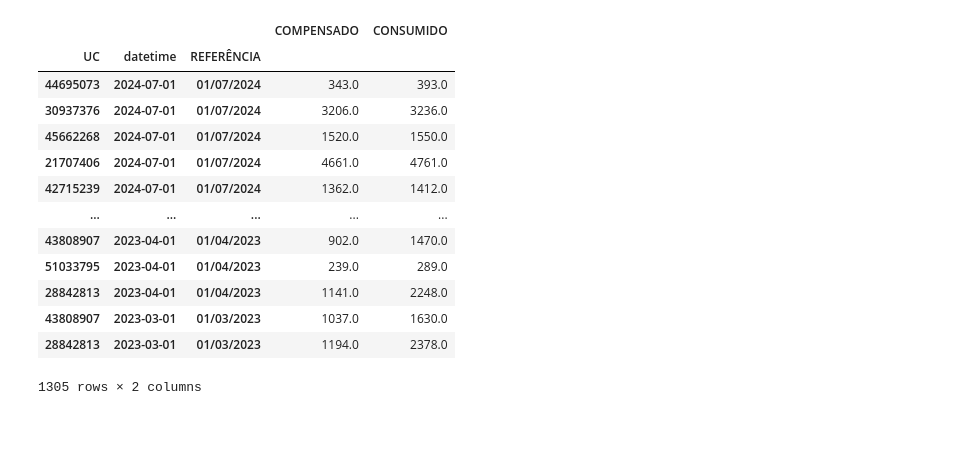
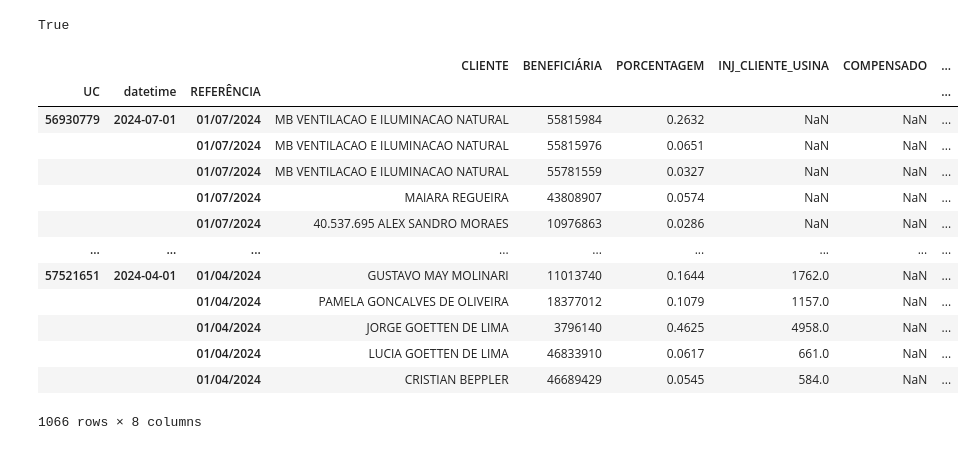
Before and after one commit to luannogs/COMPILADO-CELESC, a Jupyter notebook: compilado_demonstrativo_celesc.ipynb, the cells around one changed output. Saved outputs shown, nothing was run; the diff lists cells and outputs as text; code cells hidden in the pictures.

```diff
--- a/compilado_demonstrativo_celesc.ipynb
+++ b/compilado_demonstrativo_celesc.ipynb
@@ -122,18 +214,5 @@ def compensado(row):
 # %%
 
-leituras_celesc.query("UC  == '{beneficiaria}' & REFERÊNCIA == '{ref}'".format(uc=leituras_celesc,ref = row.name[2]))["INJ_CLIENTE_USINA"].droplevel('REFERÊNCIA')
+list(leituras_celesc.query("UC  == '{beneficiaria}' & REFERÊNCIA == '{ref}'".format(beneficiaria = rateios_celesc.iloc[200][1], ref = rateios_celesc.iloc[200].name[2])).values) == []
 # %% [output]
-|  |  |  | COMPENSADO | CONSUMIDO |
-| UC | datetime | REFERÊNCIA |  |  |
-| 44695073 | 2024-07-01 | 01/07/2024 | 343.0 | 393.0 |
-| 30937376 | 2024-07-01 | 01/07/2024 | 3206.0 | 3236.0 |
-| 45662268 | 2024-07-01 | 01/07/2024 | 1520.0 | 1550.0 |
-| 21707406 | 2024-07-01 | 01/07/2024 | 4661.0 | 4761.0 |
-| 42715239 | 2024-07-01 | 01/07/2024 | 1362.0 | 1412.0 |
-| ... | ... | ... | ... | ... |
-| 43808907 | 2023-04-01 | 01/04/2023 | 902.0 | 1470.0 |
-| 51033795 | 2023-04-01 | 01/04/2023 | 239.0 | 289.0 |
-| 28842813 | 2023-04-01 | 01/04/2023 | 1141.0 | 2248.0 |
-| 43808907 | 2023-03-01 | 01/03/2023 | 1037.0 | 1630.0 |
-| 28842813 | 2023-03-01 | 01/03/2023 | 1194.0 | 2378.0 |
-1305 rows × 2 columns
+True
@@ -150,0 +219,22 @@ pandas.DataFrame([i for i in compilado_faturas.values.flatten() if i != 0]
+# %%
+merged_df = rateios_celesc.merge(leituras_celesc, how='left', left_index=True, right_index=True, indicator=True)
+
+# Filtrar linhas onde _merge é "left_only" (presentes apenas em df1)
+not_in_df2 = merged_df[merged_df['_merge'] == 'left_only']
+# %%
+not_in_df2
+# %% [output]
+|  |  |  | CLIENTE | BENEFICIÁRIA | PORCENTAGEM | INJ_CLIENTE_USINA | COMPENSADO | ... |
+| UC | datetime | REFERÊNCIA |  |  |  |  |  | ... |
+| 56930779 | 2024-07-01 | 01/07/2024 | MB VENTILACAO E ILUMINACAO NATURAL | 55815984 | 0.2632 | NaN | NaN | ... |
+|  |  | 01/07/2024 | MB VENTILACAO E ILUMINACAO NATURAL | 55815976 | 0.0651 | NaN | NaN | ... |
+|  |  | 01/07/2024 | MB VENTILACAO E ILUMINACAO NATURAL | 55781559 | 0.0327 | NaN | NaN | ... |
+|  |  | 01/07/2024 | MAIARA REGUEIRA | 43808907 | 0.0574 | NaN | NaN | ... |
+|  |  | 01/07/2024 | 40.537.695 ALEX SANDRO MORAES | 10976863 | 0.0286 | NaN | NaN | ... |
+| ... | ... | ... | ... | ... | ... | ... | ... | ... |
+| 57521651 | 2024-04-01 | 01/04/2024 | GUSTAVO MAY MOLINARI | 11013740 | 0.1644 | 1762.0 | NaN | ... |
+|  |  | 01/04/2024 | PAMELA GONCALVES DE OLIVEIRA | 18377012 | 0.1079 | 1157.0 | NaN | ... |
+|  |  | 01/04/2024 | JORGE GOETTEN DE LIMA | 3796140 | 0.4625 | 4958.0 | NaN | ... |
+|  |  | 01/04/2024 | LUCIA GOETTEN DE LIMA | 46833910 | 0.0617 | 661.0 | NaN | ... |
+|  |  | 01/04/2024 | CRISTIAN BEPPLER | 46689429 | 0.0545 | 584.0 | NaN | ... |
+1066 rows × 8 columns
```
Also changed, not shown: parts of 9 cells of this notebook.
